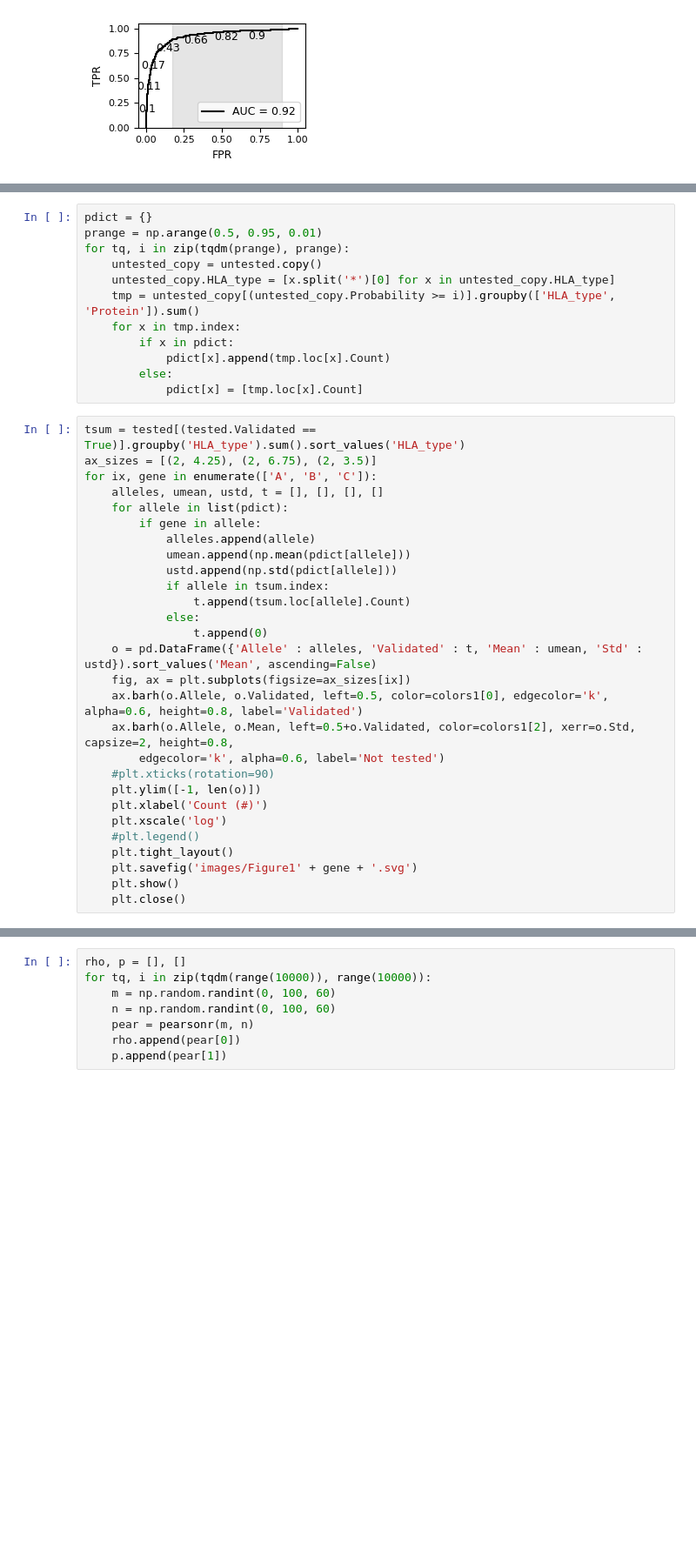
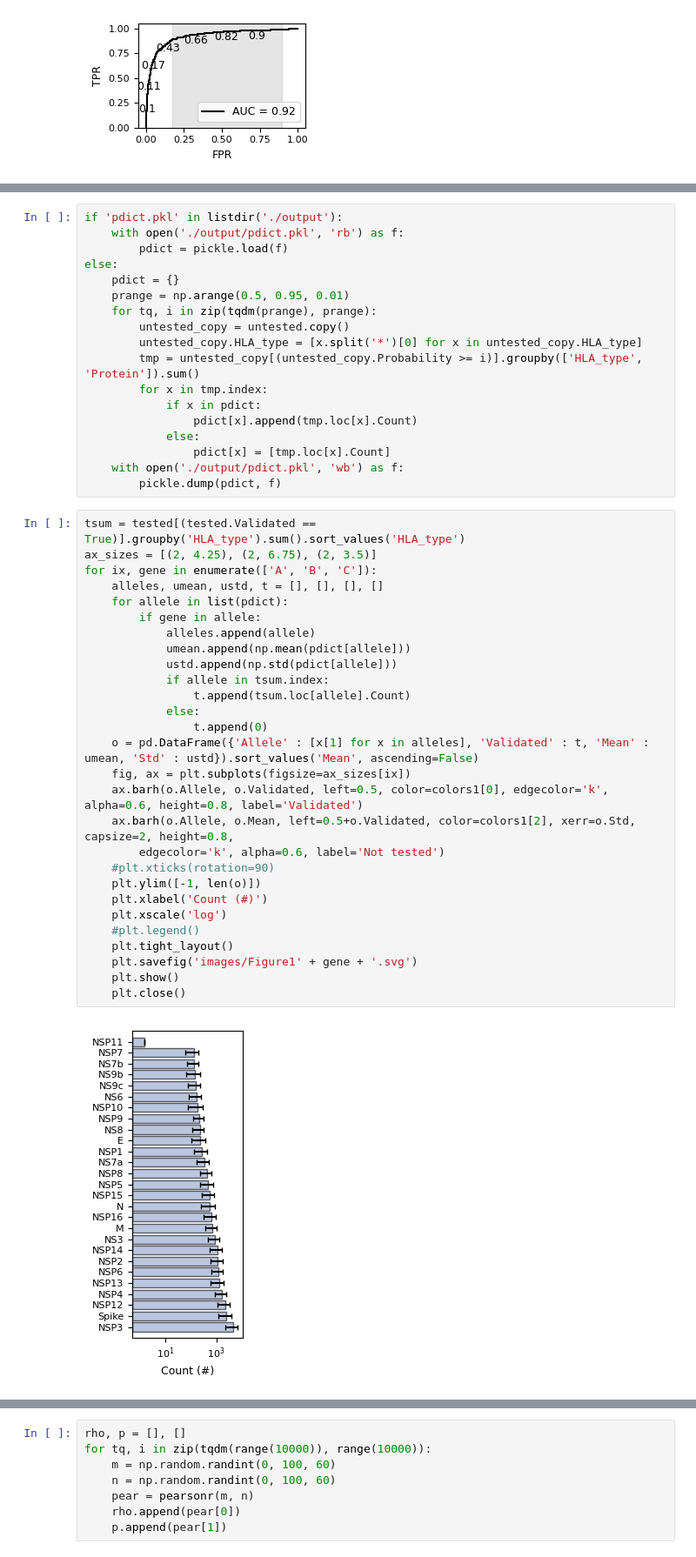
Before and after one commit to molp11/SARS_HLA, a Jupyter notebook: peptide_binding_predictions/5_analysis.ipynb, the cells around one changed output, grey strips where cells are left out. Shown at 87% size. Cells and saved outputs as stored; diff of their text form; blank space fills up the shorter version.

```diff
--- a/peptide_binding_predictions/5_analysis.ipynb
+++ b/peptide_binding_predictions/5_analysis.ipynb
@@ -162,42 +168,50 @@ See the caveats in the documentation: https://pandas.pydata.org/pandas-docs/stab
   tested.loc[:, 'Validated'] = tested.IEDB != 'False'
 [figure]
 # %%
-pdict = {}
-prange = np.arange(0.5, 0.95, 0.01)
-for tq, i in zip(tqdm(prange), prange):
-    untested_copy = untested.copy()
-    untested_copy.HLA_type = [x.split('*')[0] for x in untested_copy.HLA_type]
-    tmp = untested_copy[(untested_copy.Probability >= i)].groupby(['HLA_type', 'Protein']).sum()
-    for x in tmp.index:
-        if x in pdict:
-            pdict[x].append(tmp.loc[x].Count)
-        else:
-            pdict[x] = [tmp.loc[x].Count]
+if 'pdict.pkl' in listdir('./output'):
+    with open('./output/pdict.pkl', 'rb') as f:
+        pdict = pickle.load(f)
+else:
+    pdict = {}
+    prange = np.arange(0.5, 0.95, 0.01)
+    for tq, i in zip(tqdm(prange), prange):
+        untested_copy = untested.copy()
+        untested_copy.HLA_type = [x.split('*')[0] for x in untested_copy.HLA_type]
+        tmp = untested_copy[(untested_copy.Probability >= i)].groupby(['HLA_type', 'Protein']).sum()
+        for x in tmp.index:
+            if x in pdict:
+                pdict[x].append(tmp.loc[x].Count)
+            else:
+                pdict[x] = [tmp.loc[x].Count]
+    with open('./output/pdict.pkl', 'wb') as f:
+        pickle.dump(pdict, f)
 # %%
 tsum = tested[(tested.Validated == True)].groupby('HLA_type').sum().sort_values('HLA_type')
 ax_sizes = [(2, 4.25), (2, 6.75), (2, 3.5)]
 for ix, gene in enumerate(['A', 'B', 'C']):
     alleles, umean, ustd, t = [], [], [], []
     for allele in list(pdict):
         if gene in allele:
             alleles.append(allele)
             umean.append(np.mean(pdict[allele]))
             ustd.append(np.std(pdict[allele]))
             if allele in tsum.index:
                 t.append(tsum.loc[allele].Count)
             else:
                 t.append(0)
-    o = pd.DataFrame({'Allele' : alleles, 'Validated' : t, 'Mean' : umean, 'Std' : ustd}).sort_values('Mean', ascending=False)
+    o = pd.DataFrame({'Allele' : [x[1] for x in alleles], 'Validated' : t, 'Mean' : umean, 'Std' : ustd}).sort_values('Mean', ascending=False)
     fig, ax = plt.subplots(figsize=ax_sizes[ix])
     ax.barh(o.Allele, o.Validated, left=0.5, color=colors1[0], edgecolor='k', alpha=0.6, height=0.8, label='Validated')
     ax.barh(o.Allele, o.Mean, left=0.5+o.Validated, color=colors1[2], xerr=o.Std, capsize=2, height=0.8,
         edgecolor='k', alpha=0.6, label='Not tested')
     #plt.xticks(rotation=90)
     plt.ylim([-1, len(o)])
     plt.xlabel('Count (#)')
     plt.xscale('log')
     #plt.legend()
     plt.tight_layout()
     plt.savefig('images/Figure1' + gene + '.svg')
     plt.show()
     plt.close()
+# %% [output]
+[figure, added]
```
Also changed, not shown: parts of 98 cells of this notebook, 19 other files.
